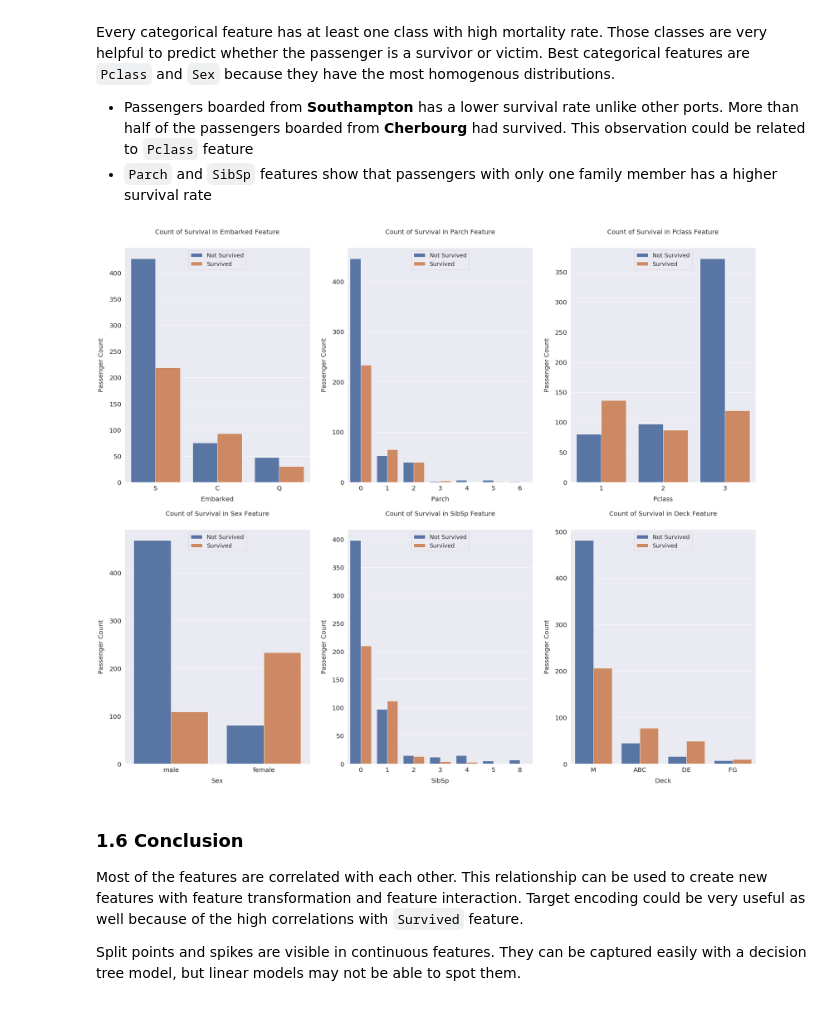
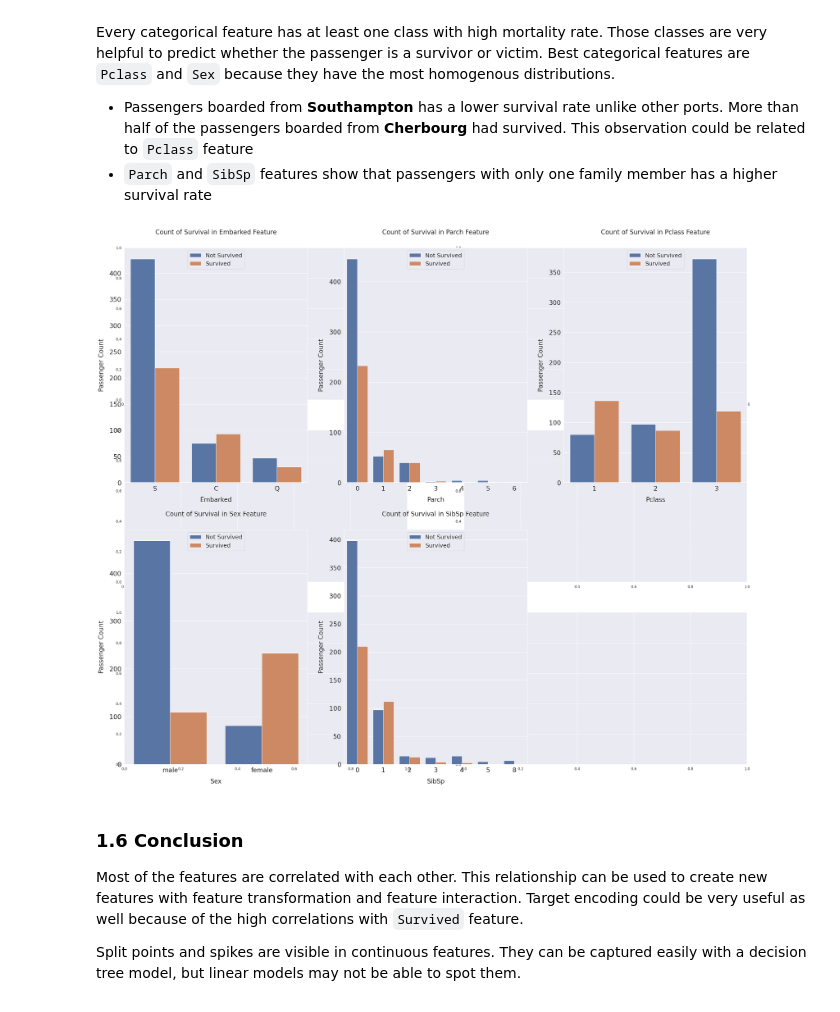
Before and after one commit to ancestor9/Scikit-learn-model-selection-evaluation, a Jupyter notebook: python for data analysis/titanic_advanced_feature_engineering_tutorial.ipynb, the cells around one changed output. Cells and saved outputs as stored; diff of their text form; code cells hidden in the pictures.

```diff
--- a/python for data analysis/titanic_advanced_feature_engineering_tutorial.ipynb
+++ b/python for data analysis/titanic_advanced_feature_engineering_tutorial.ipynb
@@ -331,4 +323,0 @@ display_pclass_dist(all_deck_per)
-# %%
-# Passenger in the T deck is changed to A
-idx = df_all[df_all['Deck'] == 'T'].index
-df_all.loc[idx, 'Deck'] = 'A'
@@ -392,6 +323,0 @@ As I suspected, every deck has different survival rates and that information can
-# %%
-df_all['Deck'] = df_all['Deck'].replace(['A', 'B', 'C'], 'ABC')
-df_all['Deck'] = df_all['Deck'].replace(['D', 'E'], 'DE')
-df_all['Deck'] = df_all['Deck'].replace(['F', 'G'], 'FG')
-
-df_all['Deck'].value_counts()
@@ -503,14 +361,0 @@ df_test_corr_nd[corr]
-# %%
-fig, axs = plt.subplots(nrows=2, figsize=(20, 20))
-
-sns.heatmap(df_train.drop(['PassengerId'], axis=1).corr(), ax=axs[0], annot=True, square=True, cmap='coolwarm', annot_kws={'size': 14})
-sns.heatmap(df_test.drop(['PassengerId'], axis=1).corr(), ax=axs[1], annot=True, square=True, cmap='coolwarm', annot_kws={'size': 14})
-
-for i in range(2):
-    axs[i].tick_params(axis='x', labelsize=14)
-    axs[i].tick_params(axis='y', labelsize=14)
-
-axs[0].set_title('Training Set Correlations', size=15)
-axs[1].set_title('Test Set Correlations', size=15)
-
-plt.show()
@@ -559,0 +474,14 @@ plt.show()
+# %%
+fig, axs = plt.subplots(2, 2, figsize=(12, 8))
+
+for i, feature in enumerate(['Age', 'Fare']):
+    sns.histplot(data=df_train, x=feature, hue='Survived',
+                 kde=True, ax=axs[0, i])
+    sns.kdeplot(data=df_train, x=feature, label='Train', ax=axs[1, i])
+    sns.kdeplot(data=df_test, x=feature, label='Test', ax=axs[1, i])
+    axs[0, i].set_title(f'{feature} by Survival')
+    axs[1, i].set_title(f'{feature}: Train vs Test')
+    axs[1, i].legend()
+
+plt.tight_layout()
+plt.show()
@@ -564,26 +494,29 @@ Every categorical feature has at least one class with high mortality rate. Those
 * Passengers boarded from **Southampton** has a lower survival rate unlike other ports. More than half of the passengers boarded from **Cherbourg** had survived. This observation could be related to `Pclass` feature
 * `Parch` and `SibSp` features show that passengers with only one family member has a higher survival rate
 # %%
-cat_features = ['Embarked', 'Parch', 'Pclass', 'Sex', 'SibSp', 'Deck']
+cat_features = ['Embarked', 'Parch', 'Pclass', 'Sex', 'SibSp']
 
 fig, axs = plt.subplots(ncols=2, nrows=3, figsize=(20, 20))
 plt.subplots_adjust(right=1.5, top=1.25)
 
 for i, feature in enumerate(cat_features, 1):
     plt.subplot(2, 3, i)
     sns.countplot(x=feature, hue='Survived', data=df_train)
 
     plt.xlabel('{}'.format(feature), size=20, labelpad=15)
     plt.ylabel('Passenger Count', size=20, labelpad=15)
     plt.tick_params(axis='x', labelsize=20)
     plt.tick_params(axis='y', labelsize=20)
 
     plt.legend(['Not Survived', 'Survived'], loc='upper center', prop={'size': 18})
     plt.title('Count of Survival in {} Feature'.format(feature), size=20, y=1.05)
 
+# 빈 마지막 서브플롯은 보이지 않게 처리
+plt.subplot(2, 3, 6).axis('off')
+
 plt.show()
 # %% [output]
-[figure, old version]
+[figure, new version]
 # %% [markdown]
 ### **1.6 Conclusion**
 Most of the features are correlated with each other. This relationship can be used to create new features with feature transformation and feature interaction. Target encoding could be very useful as well because of the high correlations with `Survived` feature.
```
Also changed, not shown: parts of 81 cells of this notebook.
